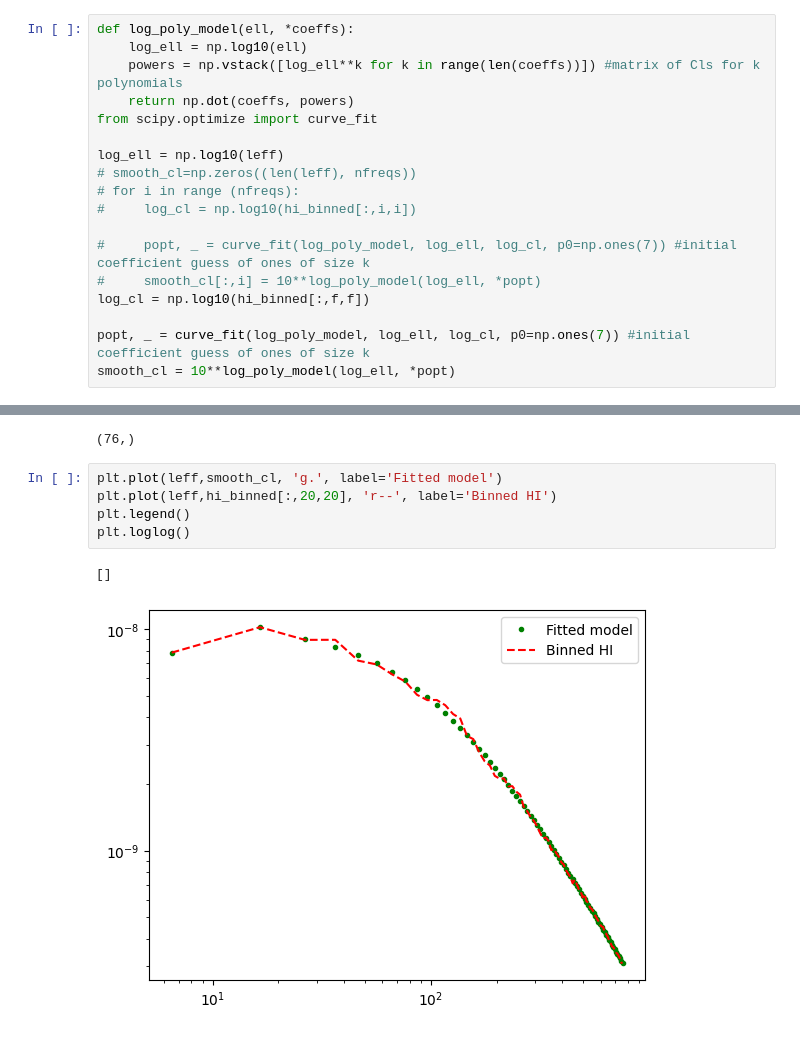
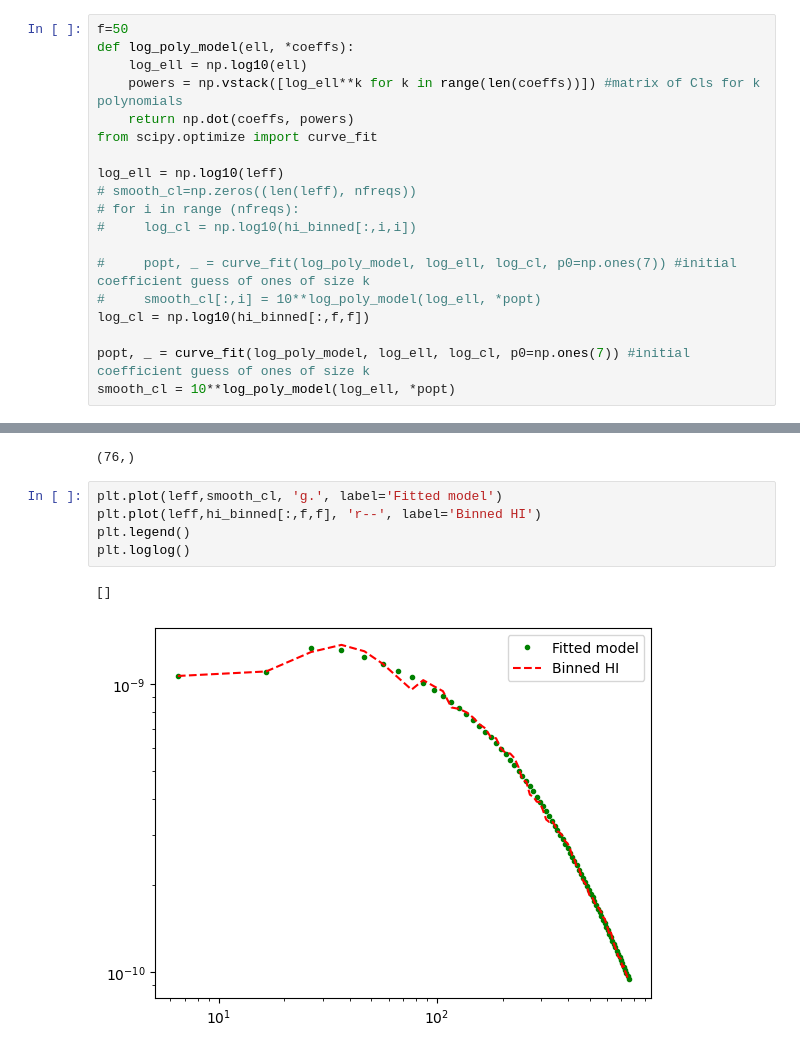
Before and after one commit to urwa99/MASS_Thesis, a Jupyter notebook: HI/parametric_model.ipynb, the cells around one changed output, grey strips where cells are left out. Cells and saved outputs as stored; diff of their text form.

```diff
--- a/HI/parametric_model.ipynb
+++ b/HI/parametric_model.ipynb
@@ -128,4 +126,5 @@ f=20
 # %%
+f=50
 def log_poly_model(ell, *coeffs):
     log_ell = np.log10(ell)
     powers = np.vstack([log_ell**k for k in range(len(coeffs))]) #matrix of Cls for k polynomials
@@ -422,9 +454,9 @@ smooth_cl.shape
 (76,)
 # %%
 plt.plot(leff,smooth_cl, 'g.', label='Fitted model')
-plt.plot(leff,hi_binned[:,20,20], 'r--', label='Binned HI')
+plt.plot(leff,hi_binned[:,f,f], 'r--', label='Binned HI')
 plt.legend()
 plt.loglog()
 # %% [output]
 []
-[figure, old version]
+[figure, new version]
```
Also changed, not shown: parts of 24 cells of this notebook.
